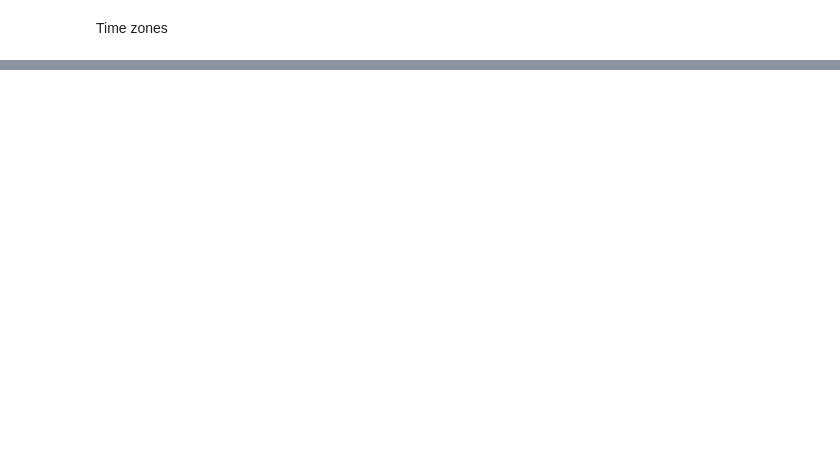
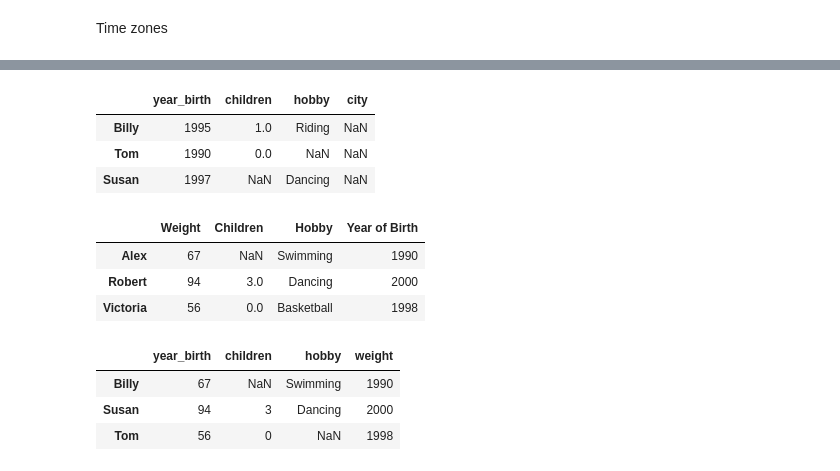
Before and after one commit to Bartlomiej-Kachniarz/Portfolio, a Jupyter notebook: python/training/pandas.ipynb, the cells around one changed output, grey strips where cells are left out. Drawn from its saved outputs; the diff is of its cells as text; code cells hidden in the pictures; blank space fills up the shorter version.

```diff
--- a/python/training/pandas.ipynb
+++ b/python/training/pandas.ipynb
@@ -275,0 +408,47 @@ Length: 100, dtype: float64
+# %%
+df_2 = pd.DataFrame(
+    customers,
+    columns=["year_birth", "children", "hobby", "city"],
+    index=["Billy", "Tom", "Susan"]
+)
+df_2 # new DataFrame created from part of the customers dataframe
+# %% [output]
+|  | year_birth | children | hobby | city |
+| Billy | 1995 | 1.0 | Riding | NaN |
+| Tom | 1990 | 0.0 | NaN | NaN |
+| Susan | 1997 | NaN | Dancing | NaN |
+# %%
+values = [
+    [67, np.nan, "Swimming", 1990],
+    [94, 3, "Dancing", 2000],
+    [56, 0, "Basketball", 1998]
+]
+
+df_3 = pd.DataFrame(
+    values,
+    columns=["Weight", "Children", "Hobby", "Year of Birth"],
+    index=["Alex", "Robert", "Victoria"]
+)
+
+df_3
+# %% [output]
+|  | Weight | Children | Hobby | Year of Birth |
+| Alex | 67 | NaN | Swimming | 1990 |
+| Robert | 94 | 3.0 | Dancing | 2000 |
+| Victoria | 56 | 0.0 | Basketball | 1998 |
+# %%
+masked_array = np.ma.asarray(values, dtype=object)
+masked_array[(0, 2), (1, 2)] = np.ma.masked
+
+df_4 = pd.DataFrame(
+    masked_array,
+    columns=["year_birth", "children", "hobby", "weight"],
+    index=["Billy", "Susan", "Tom"]
+)
+
+df_4
+# %% [output]
+|  | year_birth | children | hobby | weight |
+| Billy | 67 | NaN | Swimming | 1990 |
+| Susan | 94 | 3 | Dancing | 2000 |
+| Tom | 56 | 0 | NaN | 1998 |
```
Also changed, not shown: parts of 32 cells of this notebook, 5 other files.
